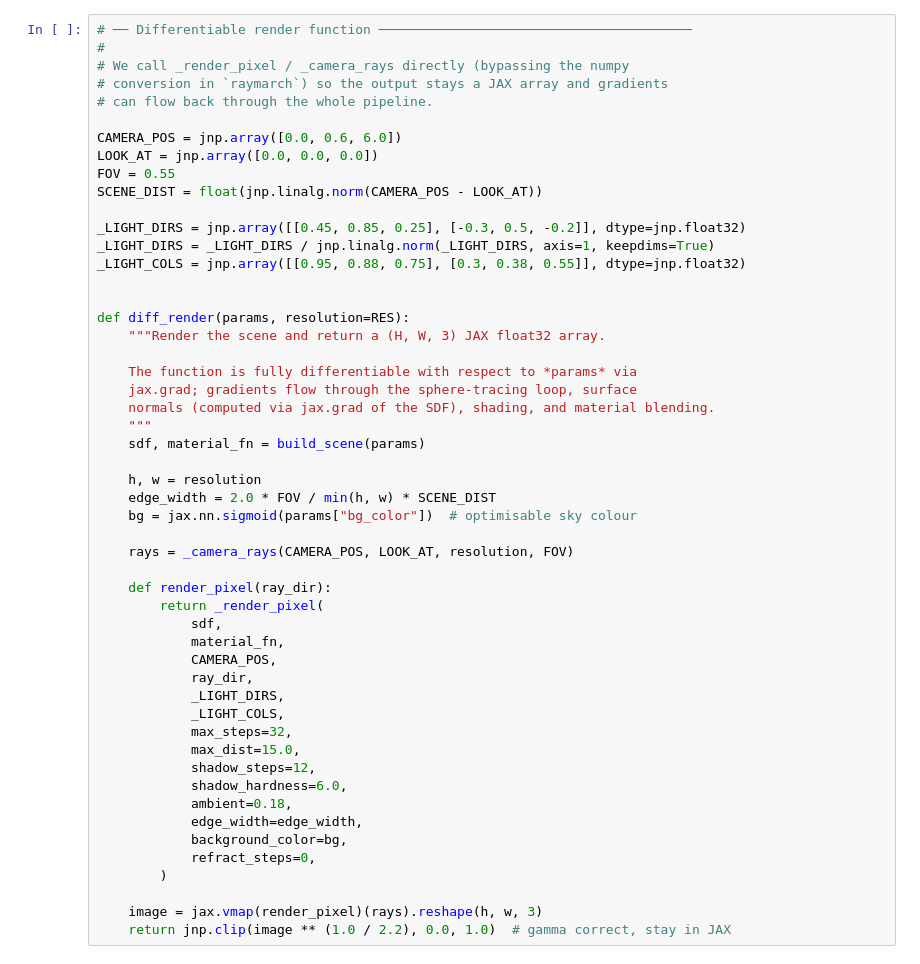
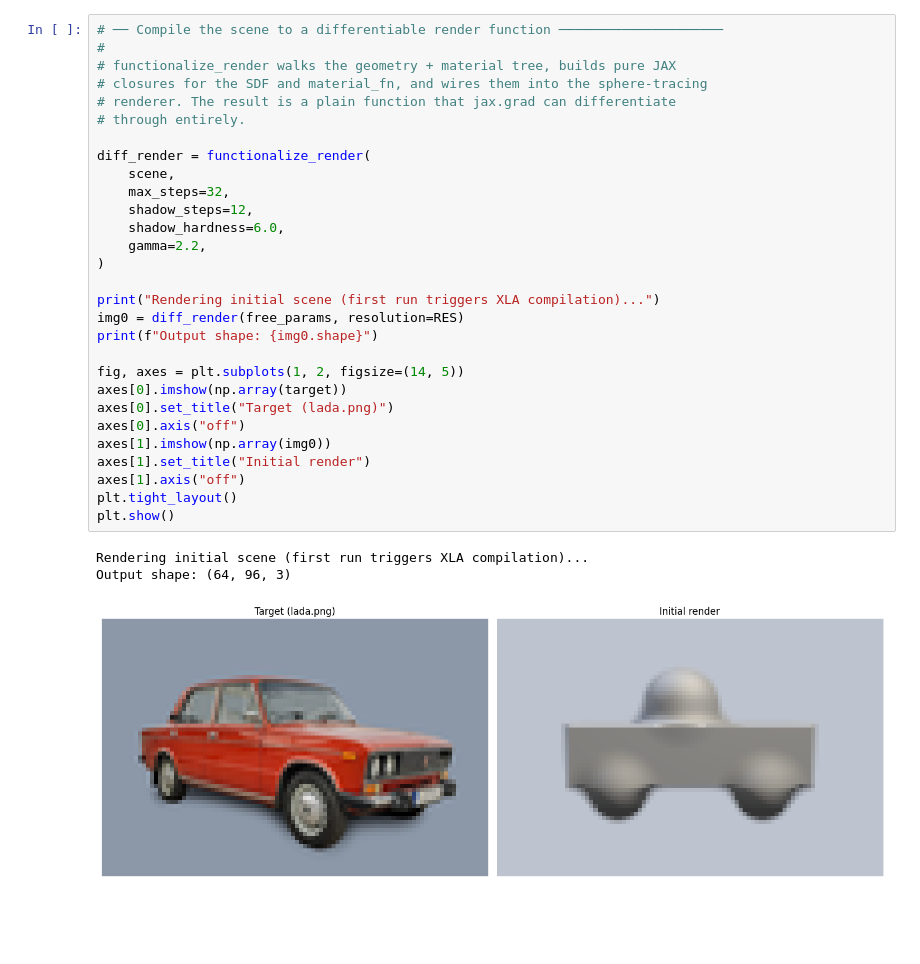
Before and after one commit to andrinr/jaxcad, a Jupyter notebook: examples/diff_render_fit.ipynb, the cells around one changed output. Cells and saved outputs as stored; diff of their text form; blank space fills up the shorter version.

```diff
--- a/examples/diff_render_fit.ipynb
+++ b/examples/diff_render_fit.ipynb
@@ -128,52 +129,33 @@ def build_scene(params):
 # %%
-# ── Differentiable render function ────────────────────────────────────────
+# ── Compile the scene to a differentiable render function ─────────────────────
 #
-# We call _render_pixel / _camera_rays directly (bypassing the numpy
-# conversion in `raymarch`) so the output stays a JAX array and gradients
-# can flow back through the whole pipeline.
+# functionalize_render walks the geometry + material tree, builds pure JAX
+# closures for the SDF and material_fn, and wires them into the sphere-tracing
+# renderer. The result is a plain function that jax.grad can differentiate
+# through entirely.
 
-CAMERA_POS = jnp.array([0.0, 0.6, 6.0])
-LOOK_AT = jnp.array([0.0, 0.0, 0.0])
-FOV = 0.55
-SCENE_DIST = float(jnp.linalg.norm(CAMERA_POS - LOOK_AT))
+diff_render = functionalize_render(
+    scene,
+    max_steps=32,
+    shadow_steps=12,
+    shadow_hardness=6.0,
+    gamma=2.2,
+)
 
-_LIGHT_DIRS = jnp.array([[0.45, 0.85, 0.25], [-0.3, 0.5, -0.2]], dtype=jnp.float32)
-_LIGHT_DIRS = _LIGHT_DIRS / jnp.linalg.norm(_LIGHT_DIRS, axis=1, keepdims=True)
-_LIGHT_COLS = jnp.array([[0.95, 0.88, 0.75], [0.3, 0.38, 0.55]], dtype=jnp.float32)
+print("Rendering initial scene (first run triggers XLA compilation)...")
+img0 = diff_render(free_params, resolution=RES)
+print(f"Output shape: {img0.shape}")
 
-
-def diff_render(params, resolution=RES):
-    """Render the scene and return a (H, W, 3) JAX float32 array.
-
-    The function is fully differentiable with respect to *params* via
-    jax.grad; gradients flow through the sphere-tracing loop, surface
-    normals (computed via jax.grad of the SDF), shading, and material blending.
-    """
-    sdf, material_fn = build_scene(params)
-
-    h, w = resolution
-    edge_width = 2.0 * FOV / min(h, w) * SCENE_DIST
-    bg = jax.nn.sigmoid(params["bg_color"])  # optimisable sky colour
-
-    rays = _camera_rays(CAMERA_POS, LOOK_AT, resolution, FOV)
-
-    def render_pixel(ray_dir):
-        return _render_pixel(
-            sdf,
-            material_fn,
-            CAMERA_POS,
-            ray_dir,
-            _LIGHT_DIRS,
-            _LIGHT_COLS,
-            max_steps=32,
-            max_dist=15.0,
-            shadow_steps=12,
-            shadow_hardness=6.0,
-            ambient=0.18,
-            edge_width=edge_width,
-            background_color=bg,
-            refract_steps=0,
-        )
-
-    image = jax.vmap(render_pixel)(rays).reshape(h, w, 3)
-    return jnp.clip(image ** (1.0 / 2.2), 0.0, 1.0)  # gamma correct, stay in JAX
+fig, axes = plt.subplots(1, 2, figsize=(14, 5))
+axes[0].imshow(np.array(target))
+axes[0].set_title("Target (lada.png)")
+axes[0].axis("off")
+axes[1].imshow(np.array(img0))
+axes[1].set_title("Initial render")
+axes[1].axis("off")
+plt.tight_layout()
+plt.show()
+# %% [output]
+Rendering initial scene (first run triggers XLA compilation)...
+Output shape: (64, 96, 3)
+[figure, added]
```
Also changed, not shown: parts of 14 cells of this notebook, 16 other files.
